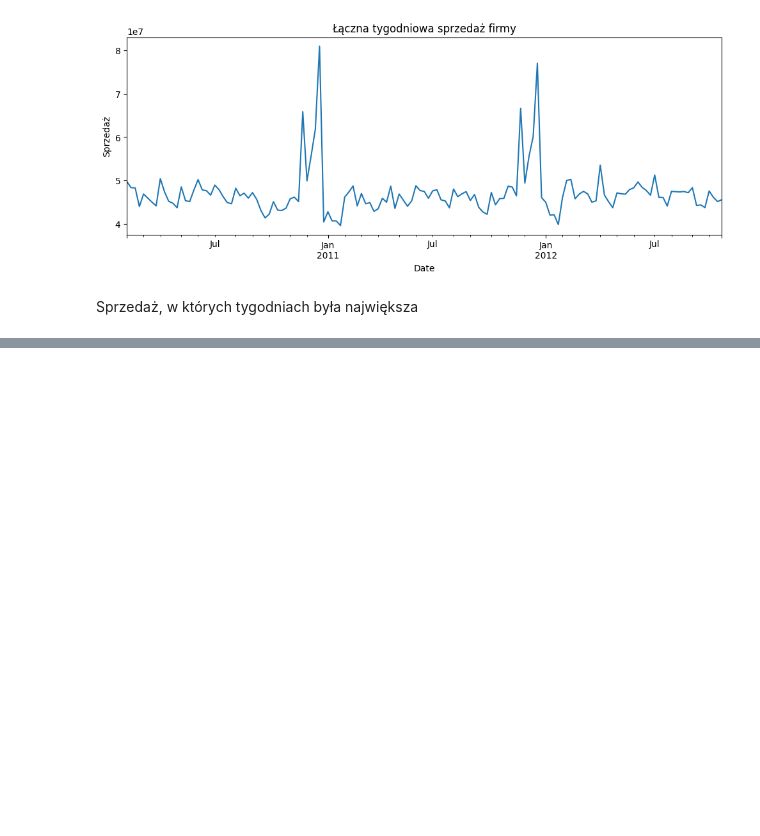
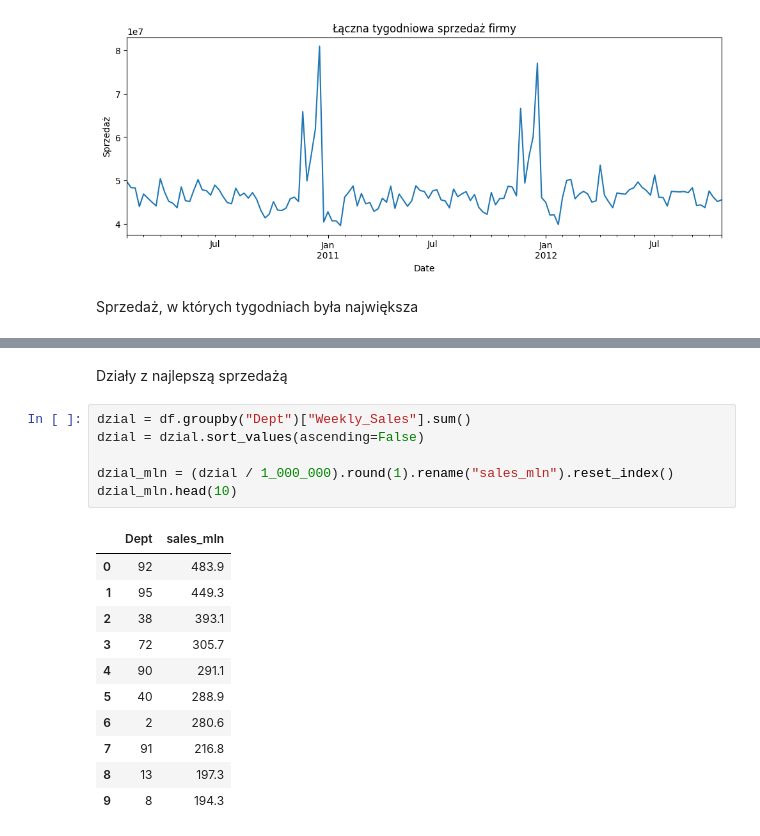
Before and after one commit to teperalicja/Prognoza_sprzedazy, a Jupyter notebook: Analiza_danych.ipynb, the cells around one changed output, grey strips where cells are left out. Drawn from its saved outputs; the diff is of its cells as text; blank space fills up the shorter version.

```diff
--- a/Analiza_danych.ipynb
+++ b/Analiza_danych.ipynb
@@ -47,0 +78,20 @@ print(tygodnie)
+# %% [markdown]
+Działy z najlepszą sprzedażą
+# %%
+dzial = df.groupby("Dept")["Weekly_Sales"].sum()
+dzial = dzial.sort_values(ascending=False)
+
+dzial_mln = (dzial / 1_000_000).round(1).rename("sales_mln").reset_index()
+dzial_mln.head(10)
+# %% [output]
+|  | Dept | sales_mln |
+| 0 | 92 | 483.9 |
+| 1 | 95 | 449.3 |
+| 2 | 38 | 393.1 |
+| 3 | 72 | 305.7 |
+| 4 | 90 | 291.1 |
+| 5 | 40 | 288.9 |
+| 6 | 2 | 280.6 |
+| 7 | 91 | 216.8 |
+| 8 | 13 | 197.3 |
+| 9 | 8 | 194.3 |
```
Also changed, not shown: parts of 8 cells of this notebook, 2 other files.
